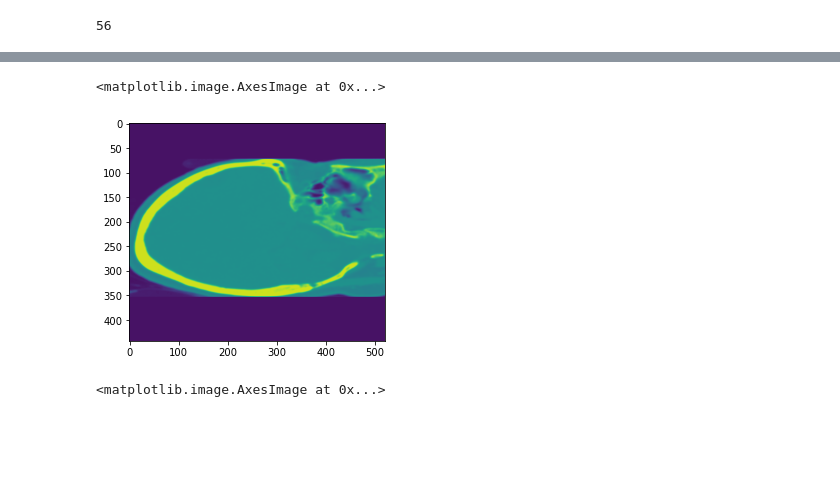
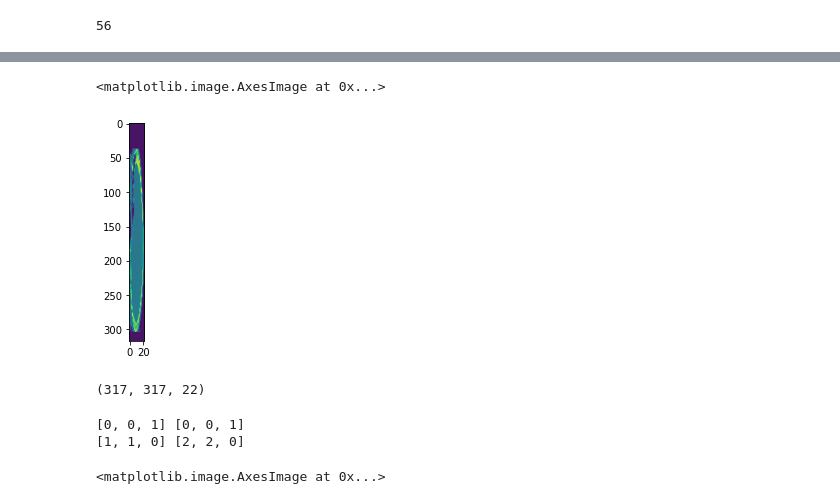
Before and after one commit to vhoma/ydata-viz-ai, a Jupyter notebook: data_preparation.ipynb, the cells around one changed output, grey strips where cells are left out. Cells and saved outputs as stored; diff of their text form; code cells hidden in the pictures; blank space fills up the shorter version.

```diff
--- a/data_preparation.ipynb
+++ b/data_preparation.ipynb
@@ -186,0 +205,10 @@ Wall time: 14min 32s
+# %%
+for f in os.listdir(data_path):
+    if not f.startswith("CQ") or not f.endswith(".npz"):
+        continue
+    path = os.path.join(data_path, f)
+    image = np.load(path)['I']
+    print(f"{f}   {image.shape}")
+    idx = int(f.split('.')[0].split('_')[-1])
+    df.loc[idx, 'new_shape'] = str(image.shape)
+#df.to_csv(os.path.join(data_path, "data_fields.csv"))
@@ -188,8 +301,6 @@ Wall time: 14min 32s
 df = pd.read_csv(os.path.join(data_path, "data_fields.csv"), index_col=[0])
 # %%
 df["arr_shape"] = ""
-# %%
-df.loc[4, 'arr_shape'] = "123asdf"
 # %%
 for f in os.listdir(data_path):
     if not f.startswith("CQ") or not f.endswith(".npz"):
@@ -220,3 +331,5 @@ CQ500-CT-0_22.npz   (370, 370, 240)
 len(df)
 # %% [output]
 56
+# %%
+df['h'] = df['SliceThickness'] * df['num_slices']
@@ -264,8 +420,19 @@ image_63 = np.load(file_path_63)['I']
+# %%
+img = dcm.get_image_by_id(df, 18, data_path)
 # %%
-plt.imshow(image_61[:, image_61.shape[1] // 2, :])
+plt.imshow(img[:, img.shape[1] // 2, :])
 # %% [output]
 <matplotlib.image.AxesImage at 0x...>
-[figure, old version]
+[figure, new version]
+# %%
+img.shape
+# %% [output]
+(317, 317, 22)
+# %%
+test_img = adjust_size(img)
+# %% [output]
+[0, 0, 1] [0, 0, 1]
+[1, 1, 0] [2, 2, 0]
 # %%
 plt.imshow(image_63[:, image_63.shape[1] // 2, :])
 # %% [output]
```
Also changed, not shown: parts of 30 cells of this notebook, 2 other files.
